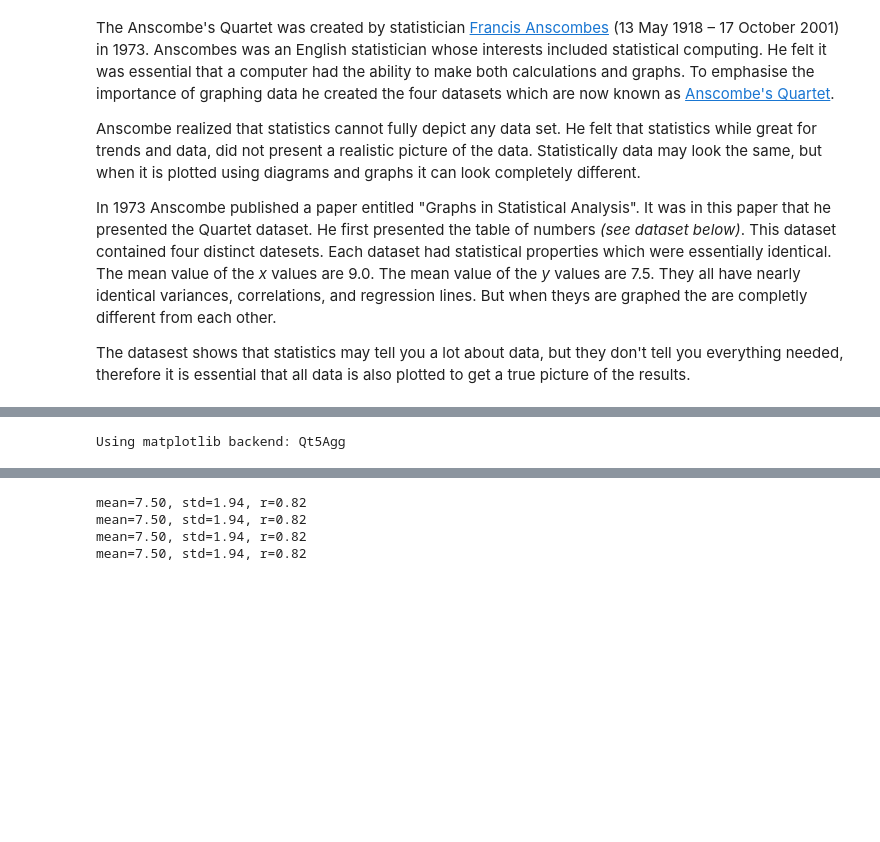
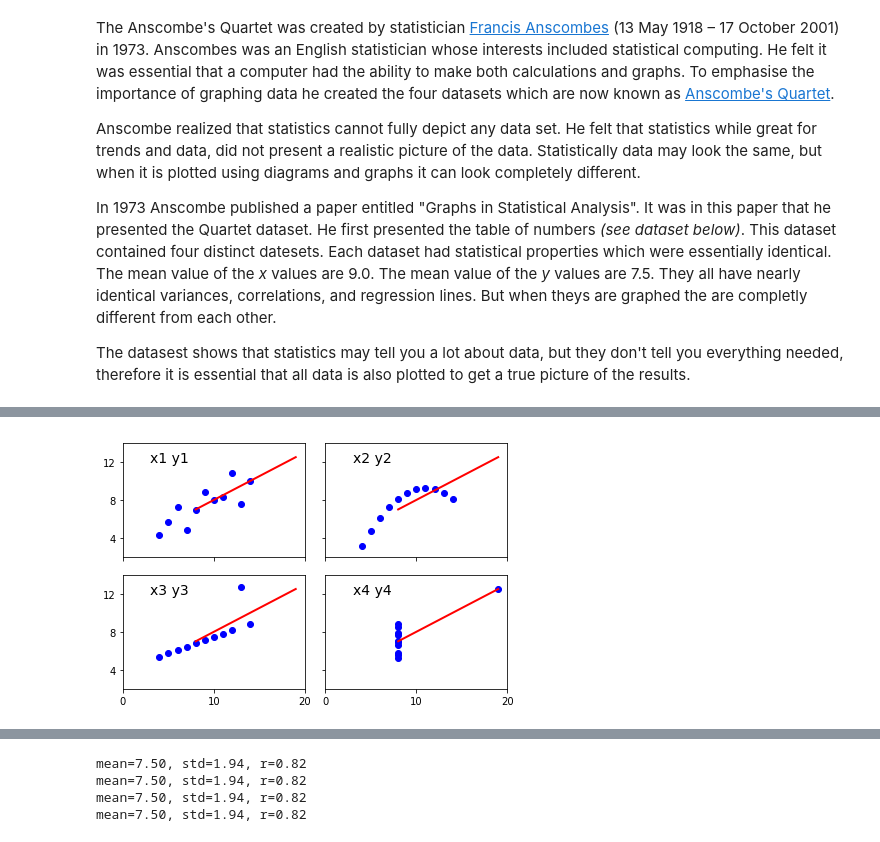
Before and after one commit to colettegallagher/anscombes, a Jupyter notebook: anscombes.ipynb, the cells around one changed output, grey strips where cells are left out. Saved outputs shown, nothing was run; the diff lists cells and outputs as text; code cells hidden in the pictures; blank space fills up the shorter version.

Commit message:
plots

```diff
--- a/anscombes.ipynb
+++ b/anscombes.ipynb
@@ -23,11 +27,3 @@ The datasest shows that statistics may tell you a lot about data, but they don't
 # %% [markdown]
 
 ![image.png](attachment:image.png)
-# %%
-import matplotlib.pyplot as plt
-import numpy as np
-plt.rcparams['figure.figsize'] = (8, 6)
-x = np.array([10, 8, 13, 9, 11, 14, 6, 4, 12, 7, 5])
-y = np.array([8.04, 6.95, 7.58, 8.81, 8.33, 9.96, 7.24, 4.26, 10.84, 4.82, 5.68]
-
-plt.plot(x, y, 'ks', xfit, fit(xfit), 'r-', lw=2)
@@ -36,7 +30,62 @@ SyntaxError: invalid syntax (<ipython-input-9-02ac3cb9b4c3>, line 6)
-# %%
-import matplotlib.pyplot as plt
-%matplotlib
-plt.plot([10, 8, 13, 9, 11, 14, 6, 4, 12, 7, 5], [8.04, 6.95, 7.58, 8.81, 8.33, 9.96, 7.24, 4.26, 10.84, 4.82, 5.68], 'r')
-plt.show()
-# %% [output]
-Using matplotlib backend: Qt5Agg
+# %%
+# Import matplotlib & numpy to plot the 4 datasets
+
+import matplotlib.pyplot as plt
+import numpy as np
+
+# Dataset value as x and y
+
+x1 = np.array([10, 8, 13, 9, 11, 14, 6, 4, 12, 7, 5])
+y1 = np.array([8.04, 6.95, 7.58, 8.81, 8.33, 9.96, 7.24, 4.26, 10.84, 4.82, 5.68])
+x2 = np.array([10, 8, 13, 9, 11, 14, 6, 4, 12, 7, 5])
+y2 = np.array([9.14, 8.14, 8.74, 8.77, 9.26, 8.10, 6.13, 3.10, 9.13, 7.26, 4.74])
+x3 = np.array([10, 8, 13, 9, 11, 14, 6, 4, 12, 7, 5])
+y3 = np.array([7.46, 6.77, 12.74, 7.11, 7.81, 8.84, 6.08, 5.39, 8.15, 6.42, 5.73])
+x4 = np.array([8, 8, 8, 8, 8, 8, 8, 19, 8, 8, 8])
+y4 = np.array([6.58, 5.76, 7.71, 8.84, 8.47, 7.04, 5.25, 12.50, 5.56, 7.91, 6.89])
+
+
+def fit(x):
+    return 3 + 0.5 * x
+
+
+xfit = np.array([np.min(x), np.max(x)])
+
+# Dataset 1 - x1 & y1
+
+plt.subplot(221)
+plt.plot(x1, y1, 'bo', xfit, fit(xfit), 'r-', lw=2)
+plt.axis([2, 20, 2, 14])
+plt.setp(plt.gca(), xticklabels=[], yticks=(4, 8, 12), xticks=(0, 10, 20))
+plt.text(3, 12, 'x1 y1', fontsize=14)
+
+# Dataset 2 - x2 & y2
+
+plt.subplot(222)
+plt.plot(x2, y2, 'bo', xfit, fit(xfit), 'r-', lw=2)
+plt.axis([2, 20, 2, 14])
+plt.setp(plt.gca(), xticks=(0, 10, 20), xticklabels=[],
+         yticks=(4, 8, 12), yticklabels=[], )
+plt.text(3, 12, 'x2 y2', fontsize=14)
+
+# Dataset 3 - x3 & y3
+
+plt.subplot(223)
+plt.plot(x3, y3, 'bo', xfit, fit(xfit), 'r-', lw=2)
+plt.axis([2, 20, 2, 14])
+plt.text(3, 12, 'x3 y3', fontsize=14)
+plt.setp(plt.gca(), yticks=(4, 8, 12), xticks=(0, 10, 20))
+
+# Dataset 4 - x4 & y4
+
+plt.subplot(224)
+xfit = np.array([np.min(x4), np.max(x4)])
+plt.plot(x4, y4, 'bo', xfit, fit(xfit), 'r-', lw=2)
+plt.axis([2, 20, 2, 14])
+plt.setp(plt.gca(), yticklabels=[], yticks=(4, 8, 12), xticks=(0, 10, 20))
+plt.text(3, 12, 'x4 y4', fontsize=14)
+
+
+plt.tight_layout()
+# %% [output]
+[figure, added]
```
Also changed, not shown: parts of 4 cells of this notebook.
